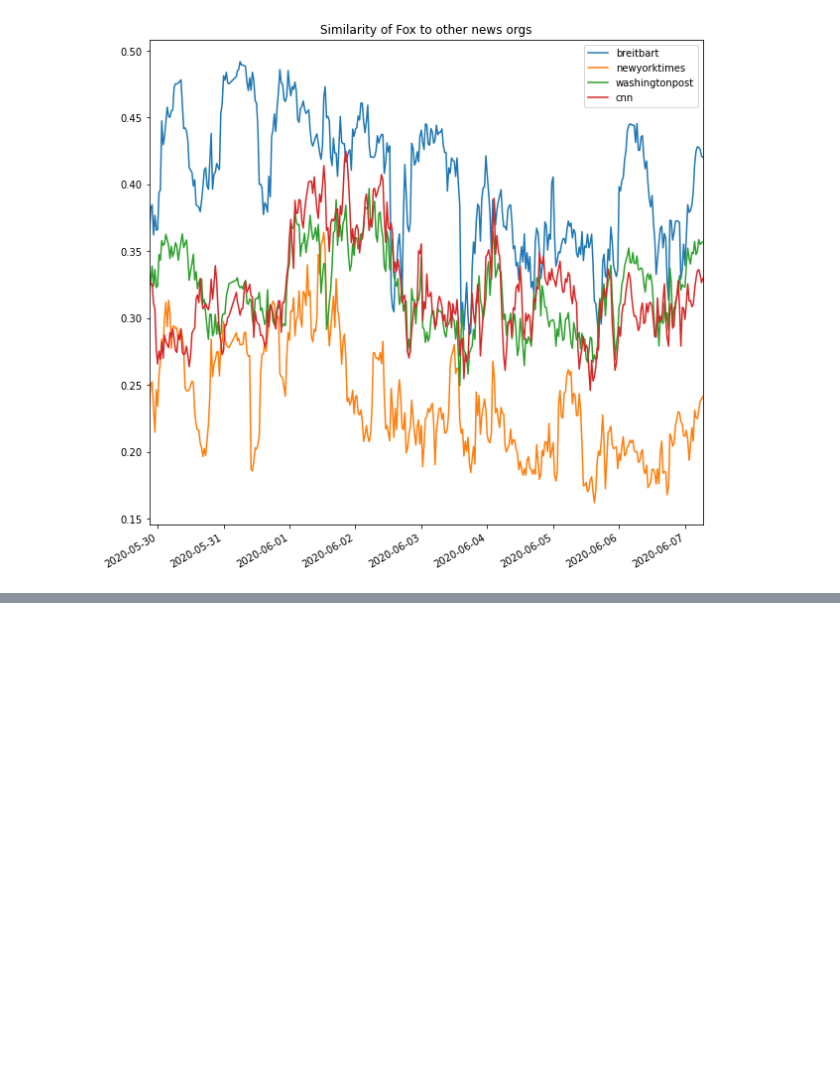
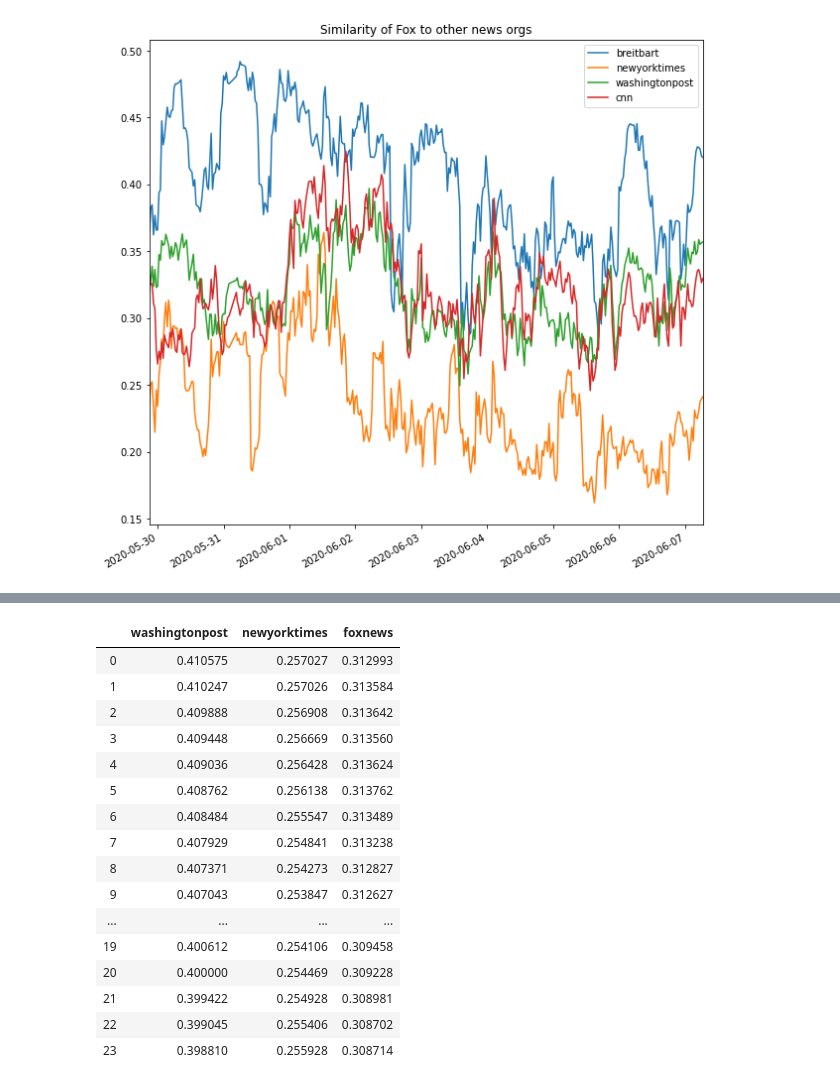
Before and after one commit to brockmanmatt/NewsTrends, a Jupyter notebook: 01_descriptive_analysis.ipynb, the cells around one changed output, grey strips where cells are left out. Cells and saved outputs as stored; diff of their text form; code cells hidden in the pictures; blank space fills up the shorter version.

```diff
--- a/01_descriptive_analysis.ipynb
+++ b/01_descriptive_analysis.ipynb
@@ -321,0 +325,38 @@ plt.show()
+# %%
+#export
+"""
+This doesn't actually do anything useful, I've been playing with doing different things,
+but I can't figure out what I want it to do
+"""
+class describer(describer):
+    "Now having cooccurances could be nice"
+
+    def meanSimilarityOverTime(self, endogenous:str, exogenous:list, maxLag=24, timeFrame=240):
+        "caluculate tfidf most similar to publisher, shuold through glove in here too"
+        vectorizer = TfidfVectorizer(stop_words = self.stopwords, max_features=10000)
+        vectorizer.fit(self.df.quickReplace)
+        self.df.date = pd.to_datetime(self.df.date)
+
+        recent_dates = sorted(self.df.date.unique())
+        today = self.df.date.max()
+
+        lags = pd.DataFrame()
+
+        print("beginning loops")
+
+        for lag in range(maxLag):
+            print(lag)
+            cosims = pd.DataFrame()
+            for i in range(1,timeFrame+1):
+                try:
+                    endo = vectorizer.transform(self.df[(self.df.source==endogenous) & (self.df.date == recent_dates[-i])].quickReplace).sum(axis=0)
+                    for exoPub in exogenous:
+                        exog = vectorizer.transform(self.df[(self.df.source==exoPub) & (self.df.date == recent_dates[-(i+lag)])].quickReplace).sum(axis=0)
+                        cosims.at[recent_dates[-i], exoPub] = cosine_similarity(endo, exog)
+                except:
+                    pass
+            for exoPub in exogenous:
+                lags.at[lag, exoPub] = cosims[exoPub].mean()
+            self.lags = lags        #for testing purposes
+
+        return lags
@@ -321,0 +385,20 @@ plt.show()
+# %%
+test2.lags
+# %% [output]
+|  | washingtonpost | newyorktimes | foxnews |
+| 0 | 0.410575 | 0.257027 | 0.312993 |
+| 1 | 0.410247 | 0.257026 | 0.313584 |
+| 2 | 0.409888 | 0.256908 | 0.313642 |
+| 3 | 0.409448 | 0.256669 | 0.313560 |
+| 4 | 0.409036 | 0.256428 | 0.313624 |
+| 5 | 0.408762 | 0.256138 | 0.313762 |
+| 6 | 0.408484 | 0.255547 | 0.313489 |
+| 7 | 0.407929 | 0.254841 | 0.313238 |
+| 8 | 0.407371 | 0.254273 | 0.312827 |
+| 9 | 0.407043 | 0.253847 | 0.312627 |
+| ... | ... | ... | ... |
+| 19 | 0.400612 | 0.254106 | 0.309458 |
+| 20 | 0.400000 | 0.254469 | 0.309228 |
+| 21 | 0.399422 | 0.254928 | 0.308981 |
+| 22 | 0.399045 | 0.255406 | 0.308702 |
+| 23 | 0.398810 | 0.255928 | 0.308714 |
```
Also changed, not shown: parts of 6 cells of this notebook, 5 other files.
